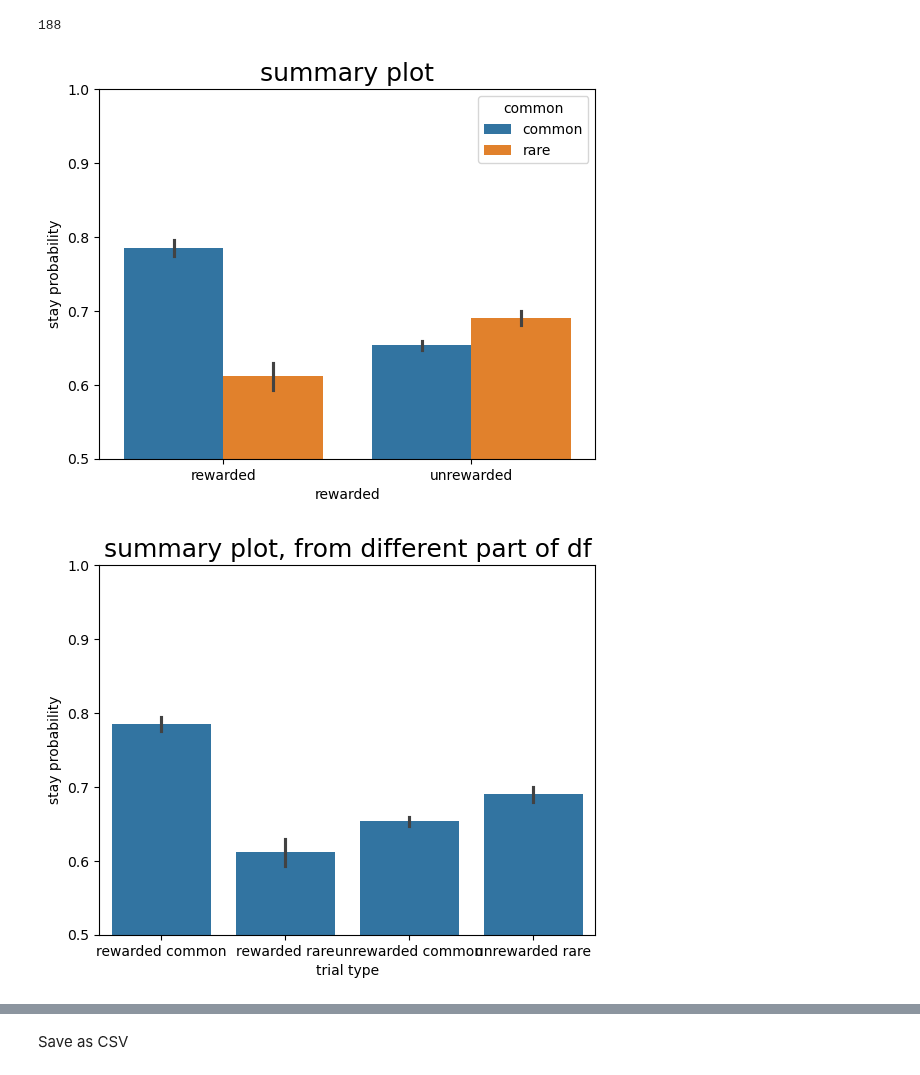
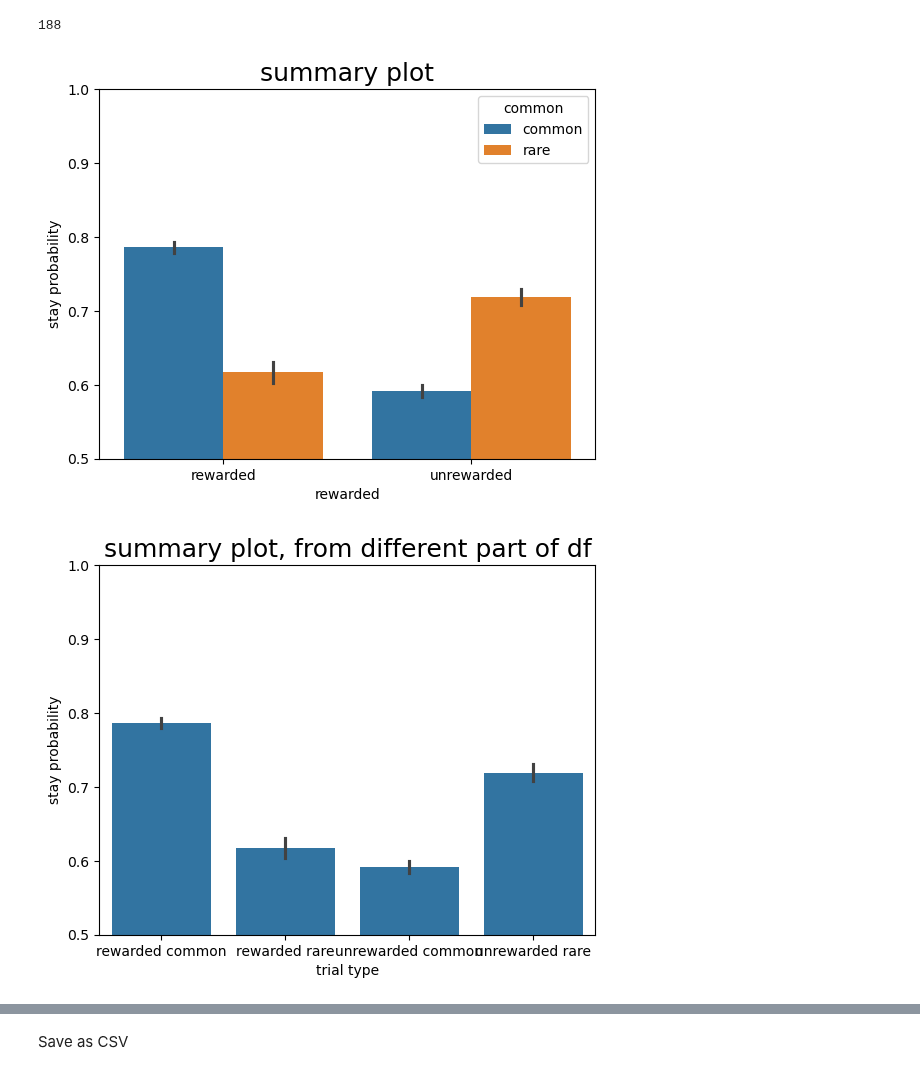
Before and after one commit to SSchwoebel/BayesianTwoStageTaskAnalysis, a Jupyter notebook: 1_preprocess_raw_data.ipynb, the cells around one changed output, grey strips where cells are left out. Saved outputs shown, nothing was run; the diff lists cells and outputs as text; code cells hidden in the pictures.

Commit message:
finalized preprocessing and fixed steo indexing bug

```diff
--- a/1_preprocess_raw_data.ipynb
+++ b/1_preprocess_raw_data.ipynb
@@ -94,10 +97,13 @@ def load_dataset(fname, rew_probs):
 
     actions = dataset['A'].transpose(1,0)#.astype(np.int32)
     nan_mask = np.isnan(actions)
+    # question: what is the difference between action==0 and nan?
     invalid_mask = np.logical_or(nan_mask,actions==0)
     mask = np.logical_not(np.any(invalid_mask, axis=1))
-    first_stage_actions = actions[:,0]
-    second_stage_actions = actions[:,1]
+    first_stage_actions = actions[:,0]#np.where(mask, actions[:,0], np.nan)
+    second_stage_actions = actions[:,0]#np.where(mask, actions[:,1], np.nan)
+    #print("possible actions1", np.unique(first_stage_actions[mask]))
+    #print("possible actions2", np.unique(second_stage_actions[mask]))
 
     repeated_actions = first_stage_actions[:trials-1] == first_stage_actions[1:]
     repeated_actions = np.append(repeated_actions, [False])
@@ -105,14 +111,20 @@ def load_dataset(fname, rew_probs):
     first_stage_rewards = np.zeros(trials).astype(int)
     second_stage_rewards = dataset['R'][0].astype(int)
 
+    #print("possible rewards1", np.unique(first_stage_rewards))
+    #print("possible rewards2", np.unique(second_stage_rewards))
+
     first_stage_states = dataset['S'][0].astype(int)
     second_stage_states = dataset['S'][1].astype(int)
 
-    first_stage_index = np.array([True]*trials + [False]*trials)
-    second_stage_index = np.array([False]*trials + [True]*trials)
+    #print("possible states1", np.unique(first_stage_states[mask]))
+    #print("possible states2", np.unique(second_stage_states[mask]))
+
+    #first_stage_index = np.array([True]*trials + [False]*trials)
+    #second_stage_index = np.array([False]*trials + [True]*trials)
 
     miniblock_index = np.array(list(range(trials)) + list(range(trials)))
-    step_index = np.array([1,2]*trials)
+    step_index = np.array([1]*trials + [2]*trials)
 
     formatted_first_stage_actions = np.append(first_stage_actions, np.zeros(trials)-1)
     formatted_second_stage_actions = np.append(np.zeros(trials)-1, second_stage_actions)
@@ -135,7 +147,7 @@ def load_dataset(fname, rew_probs):
     data_dict = {"first_stage_actions": formatted_first_stage_actions, "second_stage_actions": formatted_second_stage_actions,
                  "first_stage_rewards": formatted_first_stage_rewards, "second_stage_rewards": formatted_second_stage_rewards,
                  "first_stage_states": formatted_first_stage_states, "second_stage_states": formatted_second_stage_states,
-                 "first_stage_index": first_stage_index, "second_stage_index": second_stage_index,
+                 #"first_stage_index": first_stage_index, "second_stage_index": second_stage_index,
                  "miniblock_index": miniblock_index, "step_index": step_index,
                  "common_transition": common_transition, "mask": formatted_mask,
                  "repeated_actions": formatted_repeated_actions, "rewarded": formatted_rewarded
@@ -167,6 +179,8 @@ for i in range(nsubs):#
 
     fname = os.path.join(raw_data_folder, dataset_names[i])
     data_df, dataset = load_dataset(fname, rew_probs)
+
+    data_df['subject'] = [i]*len(data_df)
 
     data.append(data_df)
 
@@ -232,6 +246,8 @@ pooled_data_df = pd.concat(pooled_data)
 
 #print(pooled_data_df)
 
+full_data_df = pd.concat(data)
+
 
 plt.figure()
 g = sns.barplot(data=pooled_data_df, x="rewarded", y="repeat", hue="common", order=["rewarded", "unrewarded"])
@@ -240,32 +256,32 @@ plt.ylim([0.5,1])
 # plt.yticks(np.arange(0,1.1,0.2),fontsize=16)
 plt.title("summary plot", fontsize=18)
 plt.savefig(os.path.join(statistics_folder, "behavior_summary_plot_df.svg"),dpi=300)
 plt.ylabel("stay probability")
 plt.show()
 
 plt.figure()
 g = sns.barplot(data=pooled_data_df, x="trial type", y="repeat", order=names)
 #g.set_xticklabels(names, rotation=45, horizontalalignment='right', fontsize=16)
 plt.ylim([0.5,1])
 # plt.yticks(np.arange(0,1.1,0.2),fontsize=16)
 plt.title("summary plot, from different part of df", fontsize=18)
 #plt.savefig("behavior_summary_plot.svg",dpi=300)
 plt.ylabel("stay probability")
 plt.show()
 
 
 summary_df = pd.concat(summary_data)
 summary_stayed_arr = [summary_df["rewarded common"], summary_df["rewarded rare"], summary_df["unrewarded common"], summary_df["unrewarded rare"]]
 
 plt.figure()
 g = sns.barplot(data=summary_stayed_arr)
 g.set_xticklabels(names, rotation=45, horizontalalignment='right', fontsize=16)
 plt.ylim([0.5,1])
 # plt.yticks(np.arange(0,1.1,0.2),fontsize=16)
 plt.title("summary plot", fontsize=18)
 plt.savefig(os.path.join(statistics_folder, "behavior_summary_plot.svg"),dpi=300)
 plt.ylabel("stay probability")
 plt.show()
 # %% [output]
-[figure, old version]
+[figure, new version]
-[figure, old version]
+[figure, new version]
```
Also changed, not shown: parts of 5 cells of this notebook, 4 other files.
